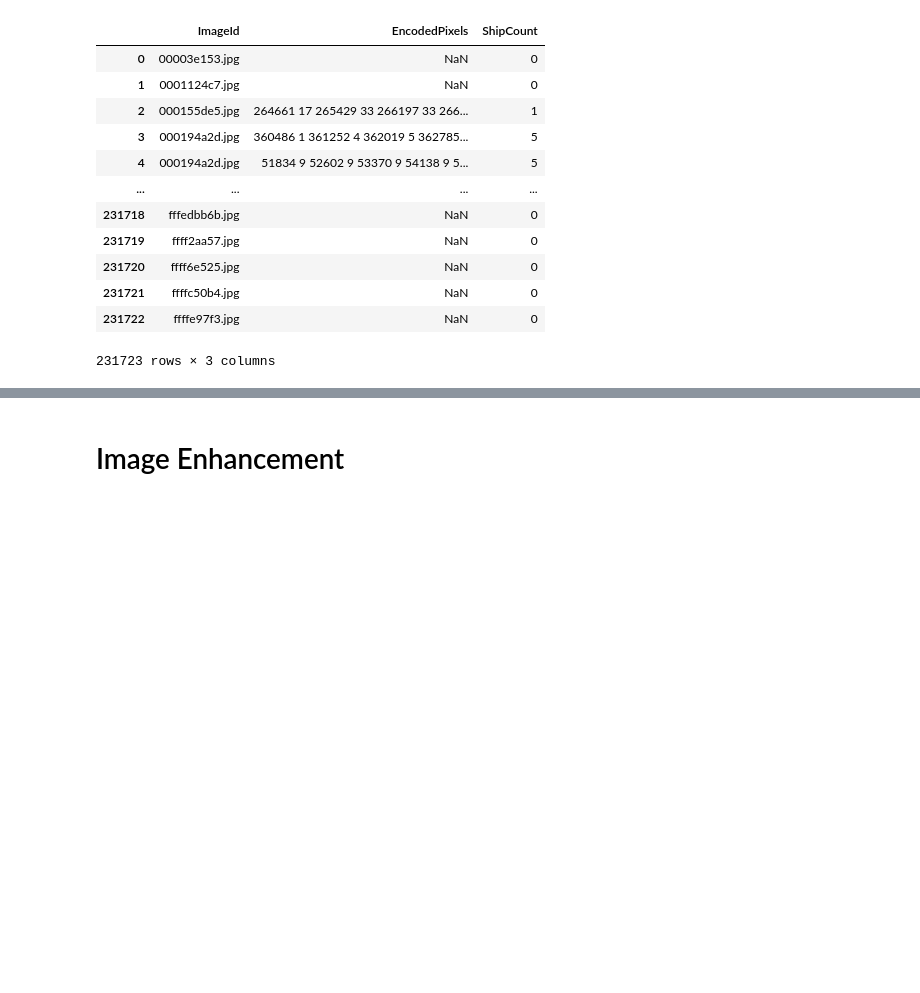
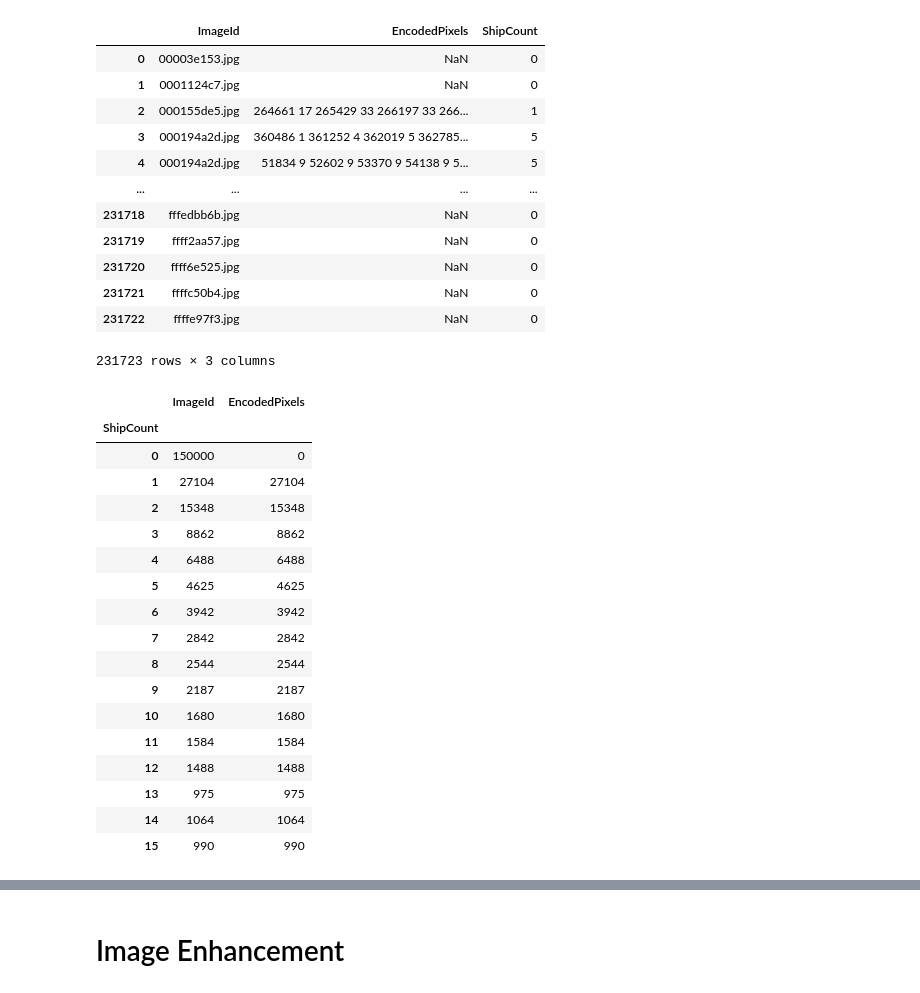
Before and after one commit to JKGu/AirbusShipDetectionChallenge, a Jupyter notebook: script.ipynb, the cells around one changed output, grey strips where cells are left out. Saved outputs shown, nothing was run; the diff lists cells and outputs as text; code cells hidden in the pictures; blank space fills up the shorter version.

```diff
--- a/script.ipynb
+++ b/script.ipynb
@@ -59,3 +60,25 @@ train_df
 | 231721 | ffffc50b4.jpg | NaN | 0 |
 | 231722 | ffffe97f3.jpg | NaN | 0 |
 231723 rows × 3 columns
+# %%
+count_df = train_df.groupby('ShipCount').count()
+count_df
+# %% [output]
+|  | ImageId | EncodedPixels |
+| ShipCount |  |  |
+| 0 | 150000 | 0 |
+| 1 | 27104 | 27104 |
+| 2 | 15348 | 15348 |
+| 3 | 8862 | 8862 |
+| 4 | 6488 | 6488 |
+| 5 | 4625 | 4625 |
+| 6 | 3942 | 3942 |
+| 7 | 2842 | 2842 |
+| 8 | 2544 | 2544 |
+| 9 | 2187 | 2187 |
+| 10 | 1680 | 1680 |
+| 11 | 1584 | 1584 |
+| 12 | 1488 | 1488 |
+| 13 | 975 | 975 |
+| 14 | 1064 | 1064 |
+| 15 | 990 | 990 |
```
Also changed, not shown: parts of 11 cells of this notebook, 1 other file.
